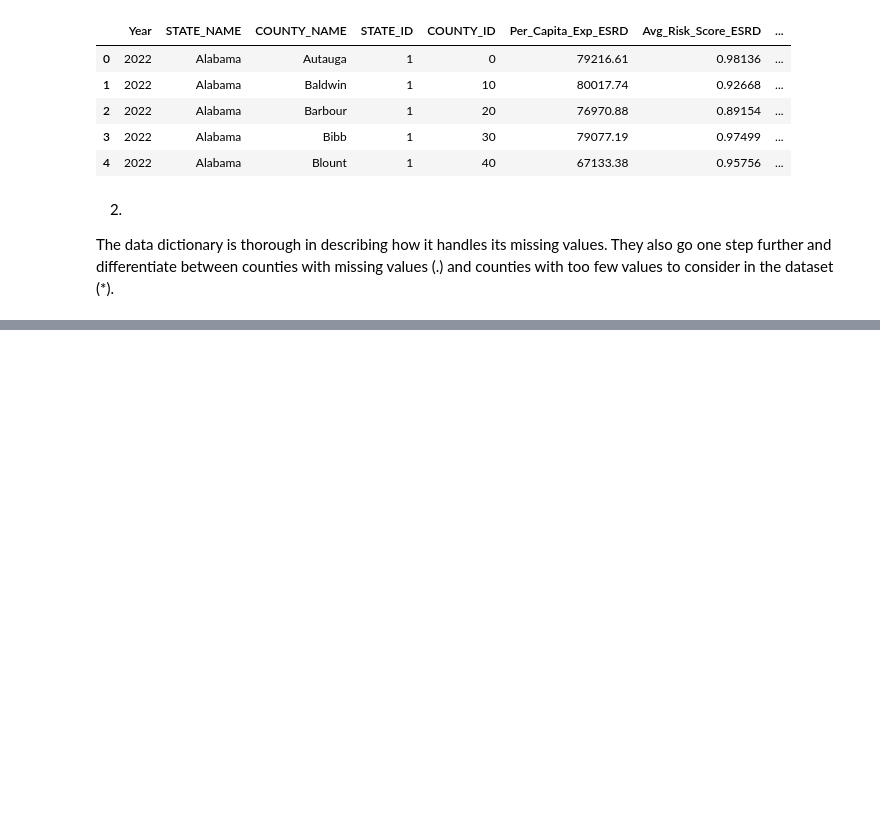
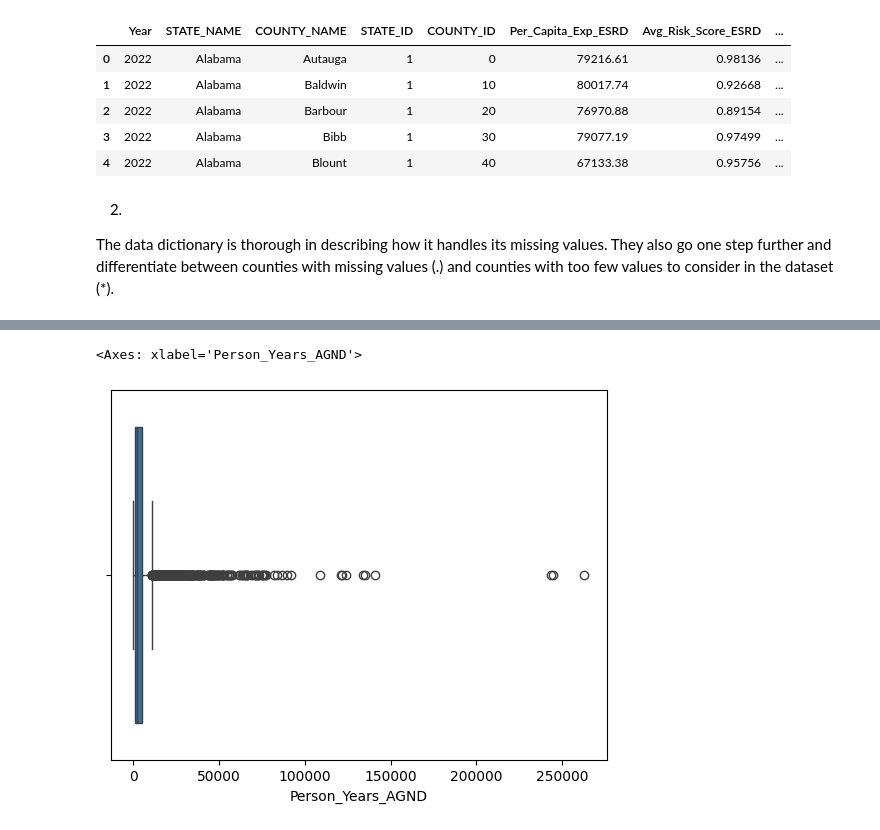
Before and after one commit to Nehach73/DS3001, a Jupyter notebook: EDA_visualization_assignment/EDA_visualization_assignment.ipynb, the cells around one changed output, grey strips where cells are left out. Saved outputs shown, nothing was run; the diff lists cells and outputs as text; code cells hidden in the pictures; blank space fills up the shorter version.

```diff
--- a/EDA_visualization_assignment/EDA_visualization_assignment.ipynb
+++ b/EDA_visualization_assignment/EDA_visualization_assignment.ipynb
@@ -226,0 +262,5 @@ The data dictionary is thorough in describing how it handles its missing values.
+# %%
+sns.boxplot(data = df,x = 'Person_Years_AGND')
+# %% [output]
+<Axes: xlabel='Person_Years_AGND'>
+[figure, added]
```
Also changed, not shown: parts of 14 cells of this notebook.
